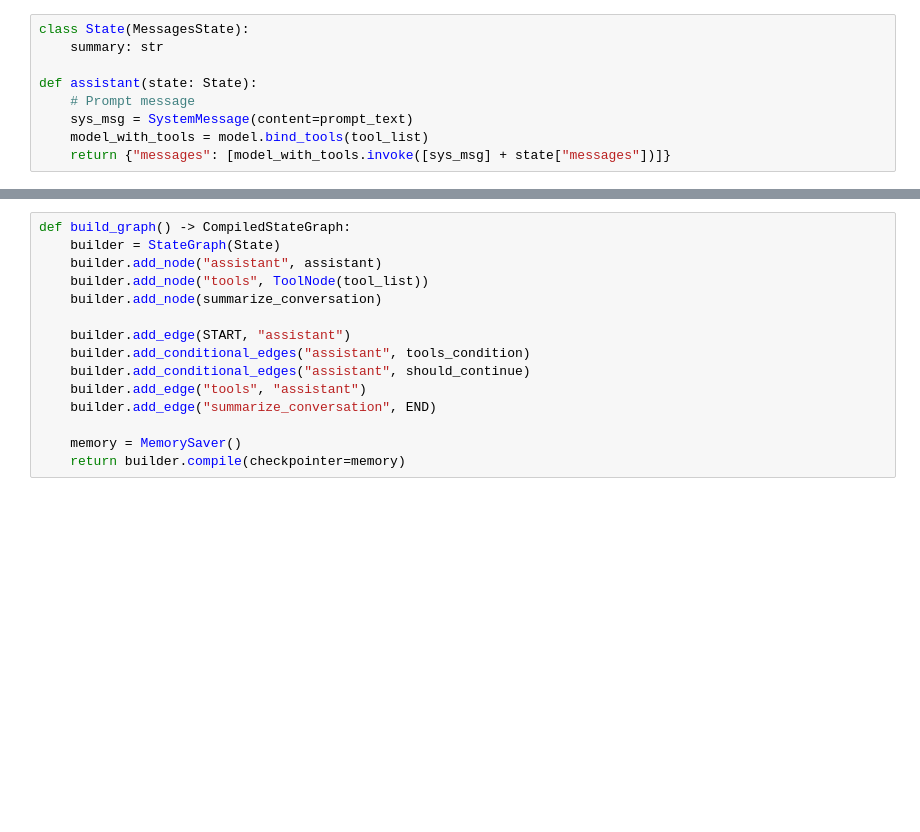
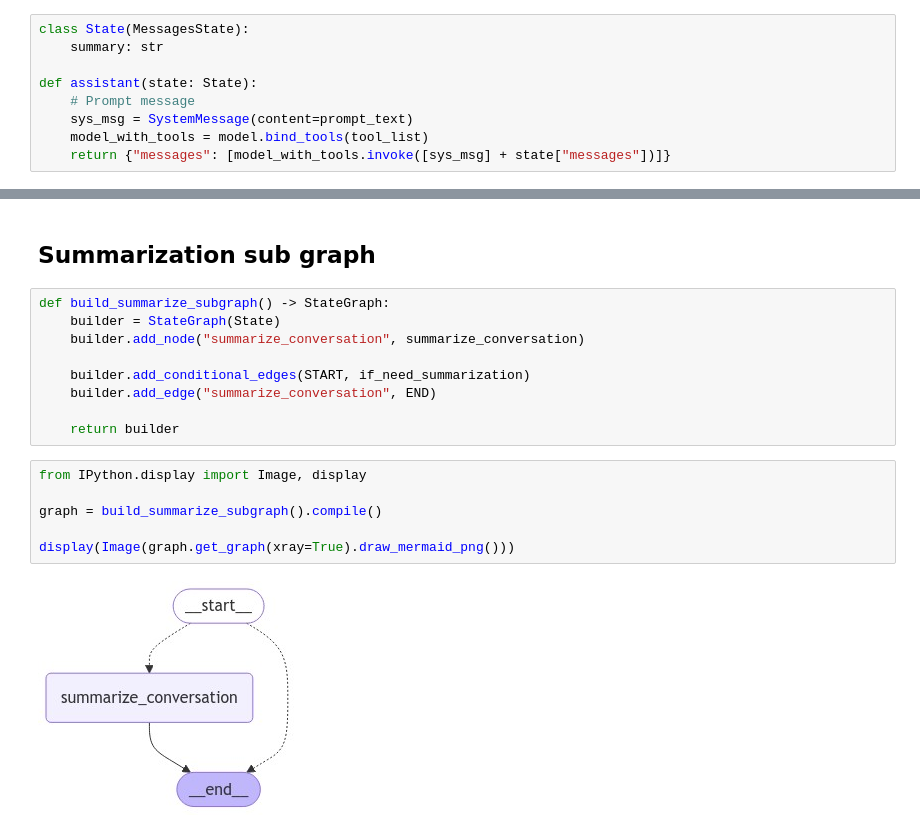
Before and after one commit to sajedjalil/Patient-Chat, a Jupyter notebook: home/llm/notebooks/agent.ipynb, the cells around one changed output, grey strips where cells are left out. Drawn from its saved outputs; the diff is of its cells as text; blank space fills up the shorter version.

```diff
--- a/home/llm/notebooks/agent.ipynb
+++ b/home/llm/notebooks/agent.ipynb
@@ -108,18 +112,22 @@ def should_continue(state: State) -> Literal["summarize_conversation", "__end__"
 
     # Otherwise we can just end
     return "__end__"
+# %% [markdown]
+## Summarization sub graph
 # %%
-def build_graph() -> CompiledStateGraph:
+def build_summarize_subgraph() -> StateGraph:
     builder = StateGraph(State)
-    builder.add_node("assistant", assistant)
-    builder.add_node("tools", ToolNode(tool_list))
-    builder.add_node(summarize_conversation)
+    builder.add_node("summarize_conversation", summarize_conversation)
 
-    builder.add_edge(START, "assistant")
-    builder.add_conditional_edges("assistant", tools_condition)
-    builder.add_conditional_edges("assistant", should_continue)
-    builder.add_edge("tools", "assistant")
+    builder.add_conditional_edges(START, if_need_summarization)
     builder.add_edge("summarize_conversation", END)
 
-    memory = MemorySaver()
-    return builder.compile(checkpointer=memory)
+    return builder
+# %%
+from IPython.display import Image, display
+
+graph = build_summarize_subgraph().compile()
+
+display(Image(graph.get_graph(xray=True).draw_mermaid_png()))
+# %% [output]
+[figure, added]
```
Also changed, not shown: parts of 12 cells of this notebook, 12 other files.
